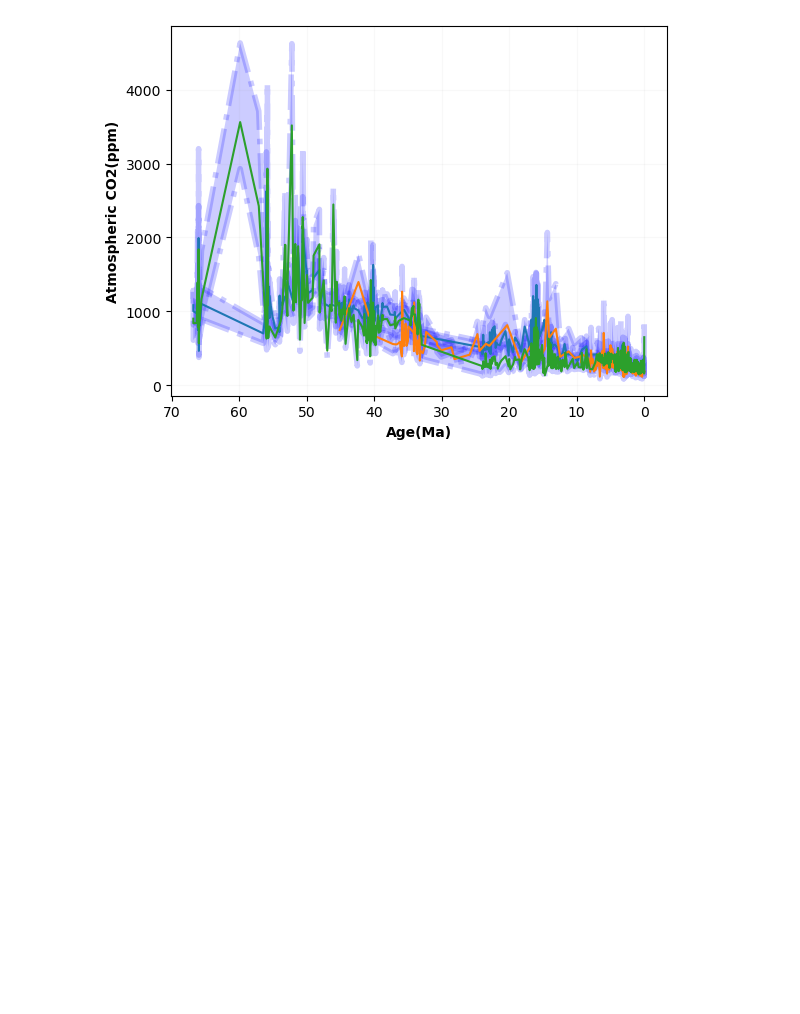
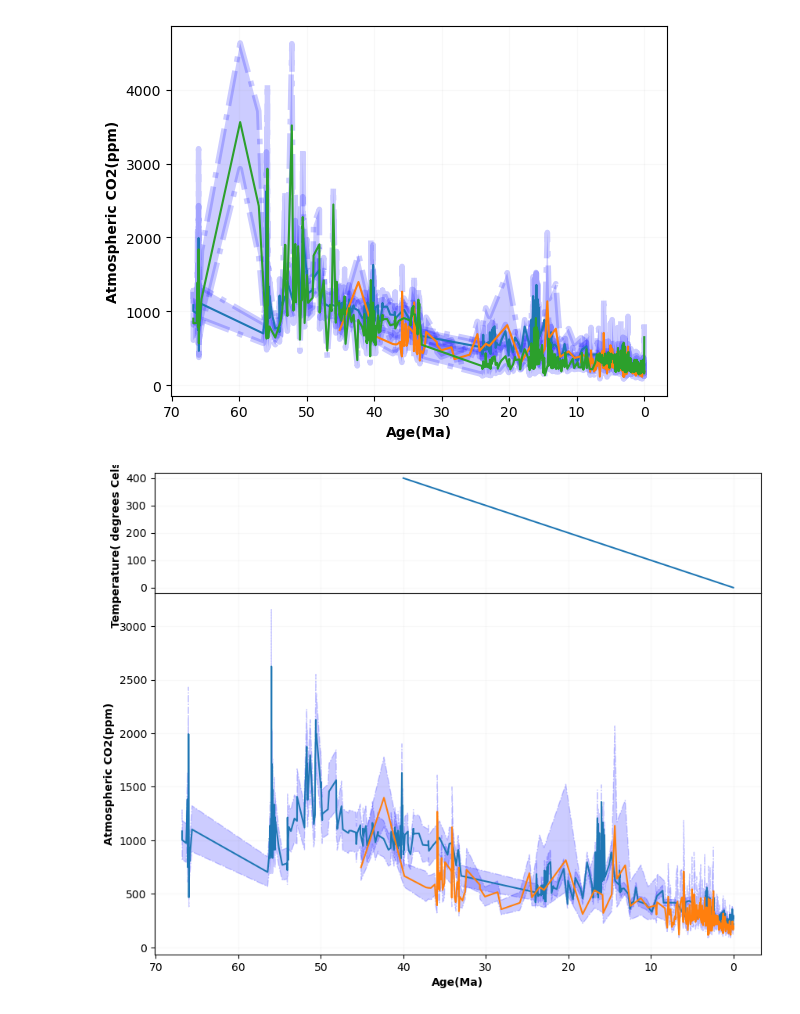
Before and after one commit to lbuabs6/Clima-Graphs-and-Data-, a Jupyter notebook: Post Paleocene CO2.ipynb, the cells around one changed output. Cells and saved outputs as stored; diff of their text form; code cells hidden in the pictures; blank space fills up the shorter version.

Commit message:
new data

```diff
--- a/Post Paleocene CO2.ipynb
+++ b/Post Paleocene CO2.ipynb
@@ -211,32 +221,79 @@ plt.show()
 [figure]
 # %%
 # Adding the temperature over the CO2 concentration curve
-#Merging the 3 graphs into one and keeping the error bars
+# Merging the 3 graphs into one and keeping the error bars
 
 boron_data = pd.read_csv('ea49_rae_suppl_data1(d11B_ph).csv')
 alkenone_data = pd.read_csv('ea49_rae_suppl_data1(alkenone_d13C).csv')
 co2_age_data = pd.read_csv('age_co2_plot_data.csv')
 
 
 # Set the x-axis and y-axis data
 x1 = boron_data['age']/1000
 x2 = alkenone_data['age']/1000
 x3 = co2_age_data['age']/1000
 
-
+#
 y1 = boron_data['xco2']
 y1_err_lower1 = boron_data['xco2_16pc']
 # y_err_lower2 = data['xco2_alkalinityLow']
 y1_err_upper1 = boron_data['xco2_84pc']
 # y_err_upper2 = data['xco2_alkalinityHigh']
 
 
 y2 = alkenone_data['co2']
 y2_err_lower = alkenone_data['co2_16pc']
 y2_err_upper = alkenone_data['co2_84pc']
 
 
 y3 = co2_age_data['co2']
-y3_err_lower = co2_age_data['co2'].astype(float) - co2_age_data['co2_uncertainty_lower'].astype(float)
-y3_err_upper = co2_age_data['co2_uncertainty_higher'].astype(float) + co2_age_data['co2'].astype(float)
+y3_err_lower = co2_age_data['co2'].astype(
+    float) - co2_age_data['co2_uncertainty_lower'].astype(float)
+y3_err_upper = co2_age_data['co2_uncertainty_higher'].astype(
+    float) + co2_age_data['co2'].astype(float)
+
+
+# Create the figure and the subplots
+fig, (ax1, ax2) = plt.subplots(nrows=2, ncols=1, figsize=(
+    10, 8), sharex=True, gridspec_kw={'height_ratios': [1, 3]})
+
+# Plot the three existing datasets in the lower subplot
+ax2.plot(x1, y1)
+ax2.plot(x2, y2)
+# ax2.plot(x3, y3)
+ax2.fill_between(x1, y1_err_lower1, y1_err_upper1, alpha=0.2,
+                 antialiased=True, linewidth=1, linestyle='dashdot', color='blue')
+ax2.fill_between(x2, y2_err_lower, y2_err_upper, alpha=0.2,
+                 antialiased=True, linewidth=1, linestyle='dashdot', color='blue')
+#ax2.fill_between(x3, y3_err_lower, y3_err_upper, alpha=0.2,
+                #  antialiased=True, linewidth=1, linestyle='dashdot', color='blue')
+ax2.invert_xaxis()
+ax2.grid(color="grey", linestyle="-", alpha=0.05)
+
+# Add bold axis labels
+font = FontProperties()
+font.set_weight('bold')
+ax2.set_ylabel("Atmospheric CO2(ppm)", fontproperties=font)
+
+# Plot for temperature in the upper subplot
+# Set the x-axis and y-axis data for the new dataset
+x4 = [0, 10, 20, 30, 40]
+y4 = [0, 100, 200, 300, 400]
+
+ax1.plot(x4, y4)
+ax1.grid(color="grey", linestyle="-", alpha=0.05)
+
+# Add bold axis labels
+ax1.set_ylabel("Temperature( degrees Celsius)", fontproperties=font)
+ax2.set_xlabel("Age(Ma)", fontproperties=font)
+
+# Adjusting heights between subplots
+plt.subplots_adjust(hspace=0.0)
+
+# Averaging the 3 CO2 plots
+# y_avg = np.mean([y1, y2, y3], axis=0)
+# axs_avg = axs[2].twinx()
+# axs_avg.plot(x3, y_avg, color='red', linewidth=2)
+# %% [output]
+[figure, added]
 # %%
```
Also changed, not shown: parts of 5 cells of this notebook.
